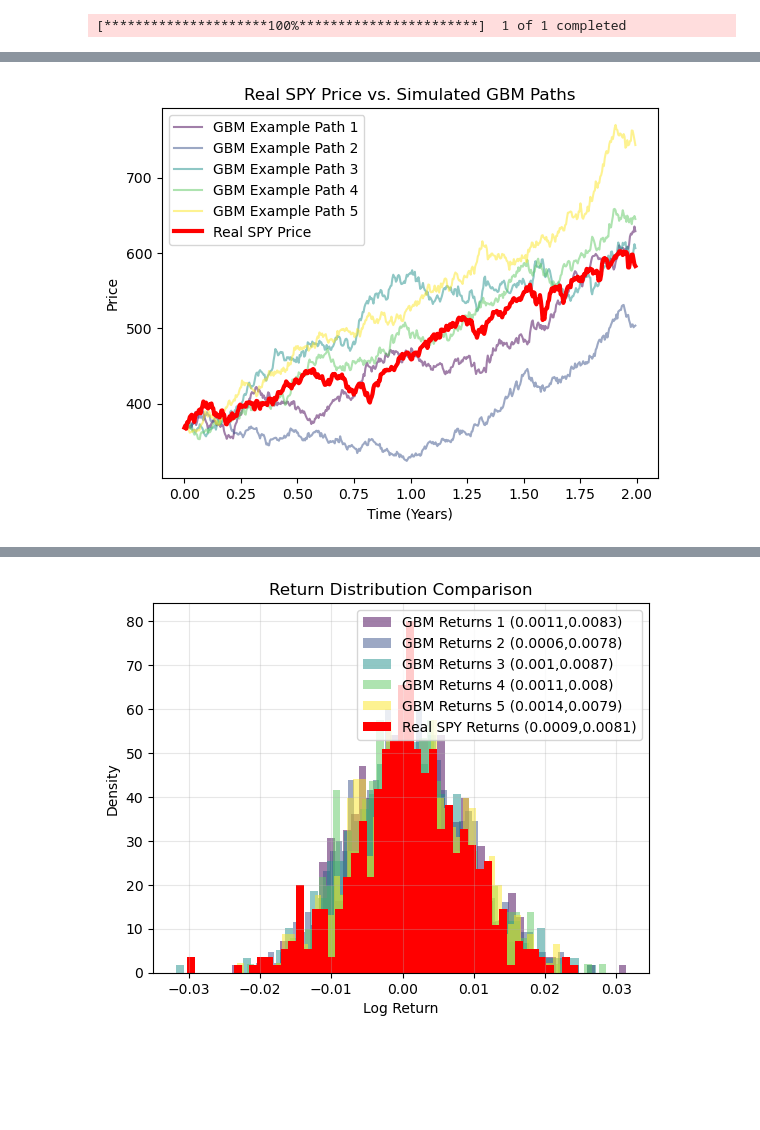
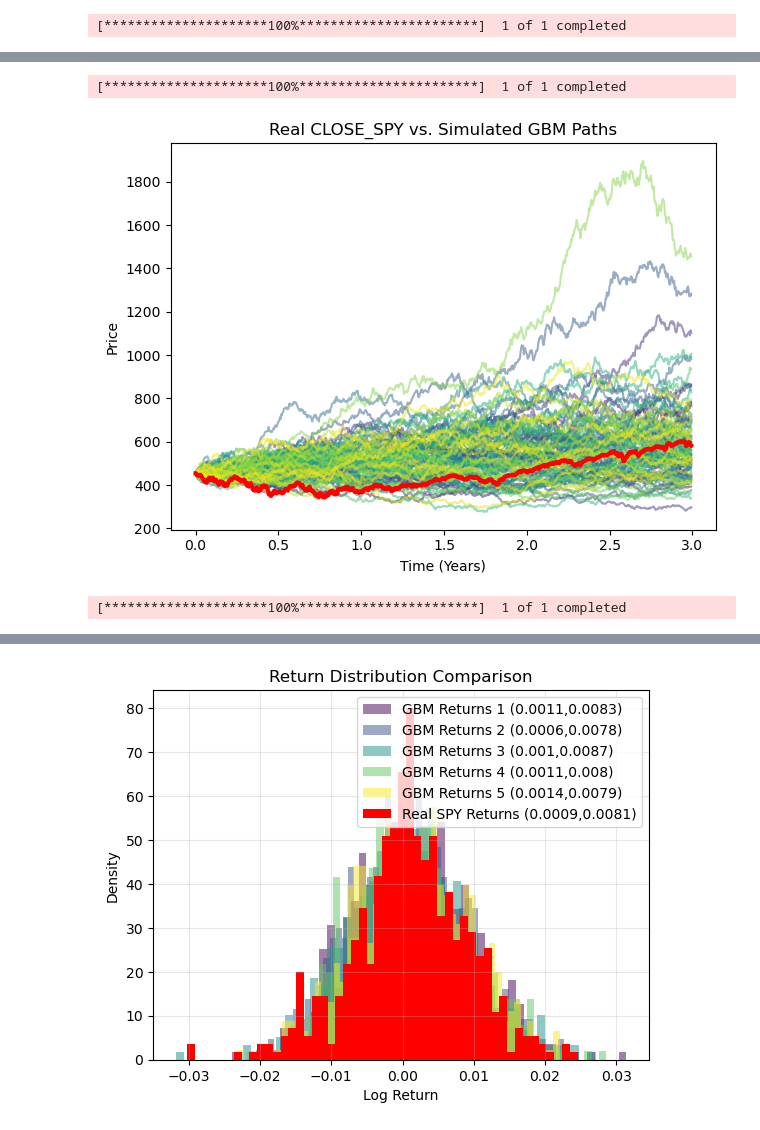
Before and after one commit to Acouvertier/phase_1_stochastic_pricing_risk_toolkit, a Jupyter notebook: phase_1_finance_text_problems.ipynb, the cells around one changed output, grey strips where cells are left out. Cells and saved outputs as stored; diff of their text form; code cells hidden in the pictures; blank space fills up the shorter version.

```diff
--- a/phase_1_finance_text_problems.ipynb
+++ b/phase_1_finance_text_problems.ipynb
@@ -171,6 +116,6 @@ for ys in ys_gbm[10:40]:
 # %%
-start,end = DT(2023,1,1),DT(2025,1,1)
-spy_data = mbu.grab_ticker(start,end,["SPY"])
+start,end = '2022-01-01','2025-01-01'
+spy_data = msu.fetch_stock_data(start,end,["SPY"])
 # %% [output]
 [*********************100%***********************]  1 of 1 completed
 # %%
@@ -188,18 +133,10 @@ print(empirical_mean, empirical_vol)
 # %%
 sim_count=1000
-time_steps, predicted_spys = gbm(initial_price,empirical_mean,empirical_vol,years_past,len(close_price),sim_count)
+time_steps, predicted_spys = msu.gbm_price_sim(start,end,"SPY",sim_count)
+# %% [output]
+[*********************100%***********************]  1 of 1 completed
 # %%
-display_count = min(5,sim_count)
-colors = plt.cm.viridis(np.linspace(0, 1, display_count))
-
-for i in range(display_count):
-    plt.plot(time_steps, predicted_spys[i], label=f'GBM Example Path {i+1}',alpha=0.5,color=colors[i])
-plt.plot(time_steps, close_price, label='Real SPY Price',linewidth=3,color='red')
-plt.title('Real SPY Price vs. Simulated GBM Paths')
-plt.xlabel('Time (Years)')
-plt.ylabel('Price')
-plt.legend()
-plt.show()
+mpu.plot_simulated_close_price(time_steps,predicted_spys,close_price,display_count=100,show_legend=False)
 # %% [output]
-[figure, old version]
+[figure, new version]
 # %%
@@ -215,0 +178,4 @@ simulated_df = pd.concat([simulated_df,log_return_df],axis=1)
+# %%
+time_steps, simulation_df, stock_df = gbm_price_sim_df(start,end,"SPY",sim_count)
+# %% [output]
+[*********************100%***********************]  1 of 1 completed
```
Also changed, not shown: parts of 27 cells of this notebook, 2 other files.
